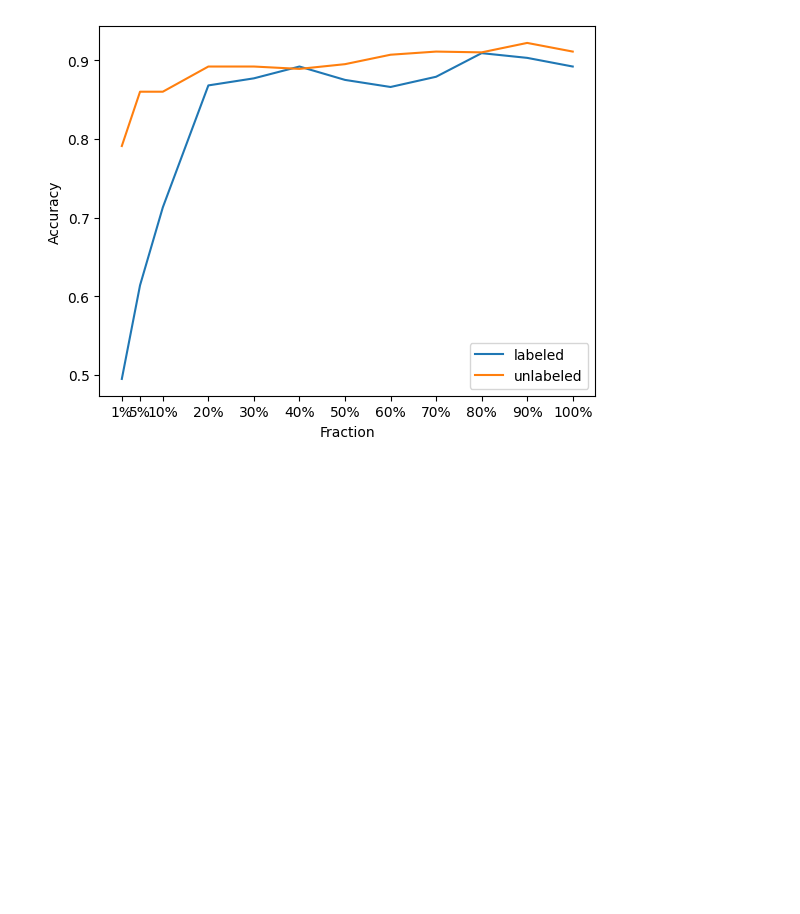
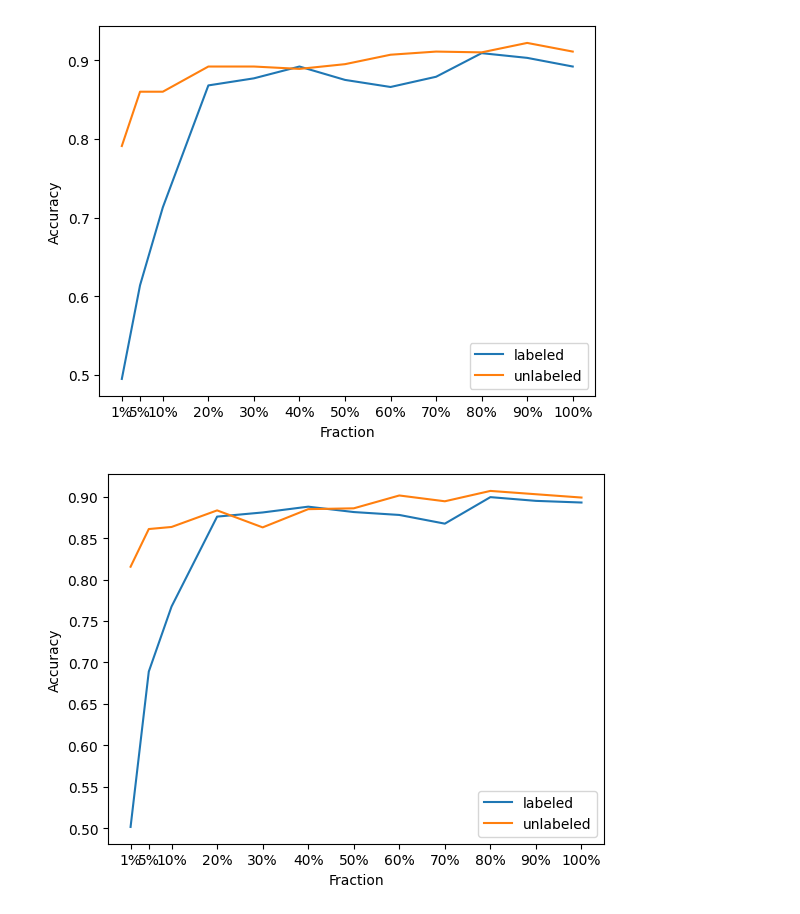
Before and after one commit to popop12342/mestrado-exp, a Jupyter notebook: gan_aug/notebooks/result_analysis.ipynb, the cells around one changed output. Cells and saved outputs as stored; diff of their text form; code cells hidden in the pictures; blank space fills up the shorter version.

```diff
--- a/gan_aug/notebooks/result_analysis.ipynb
+++ b/gan_aug/notebooks/result_analysis.ipynb
@@ -85,6 +85,23 @@ plt.savefig('../img/label-vs-unlabel.pdf')
 plt.show()
 # %% [output]
 [figure]
+# %%
+with open('../core/stats/subj/unlabeled/label-vs-unlabel-2.json', 'r') as f:
+    data2 = json.load(f)
+
+x = [0.01, 0.05, 0.1, 0.2, 0.3, 0.4, 0.5, 0.6, 0.7, 0.8, 0.9, 1]
+y_label = [(y1+y2)/2 for y1, y2 in zip(data['labeled'].values(), data2['labeled'].values())]
+y_unlabeled = [(y1+y2)/2 for y1, y2 in zip(data['unlabeled'].values(), data2['unlabeled'].values())]
+plt.plot(x, y_label)
+plt.plot(x, y_unlabeled)
+plt.xticks(x, [str(int(100*i)) + '%' for i in x])
+plt.legend(['labeled', 'unlabeled'])
+plt.xlabel('Fraction')
+plt.ylabel('Accuracy')
+plt.savefig('../img/label-vs-unlabel-2.pdf')
+plt.show()
+# %% [output]
+[figure, added]
 # %%
 train_size = 9000
 acc_by_cost = []
```
Also changed, not shown: parts of 4 cells of this notebook, 3 other files.
